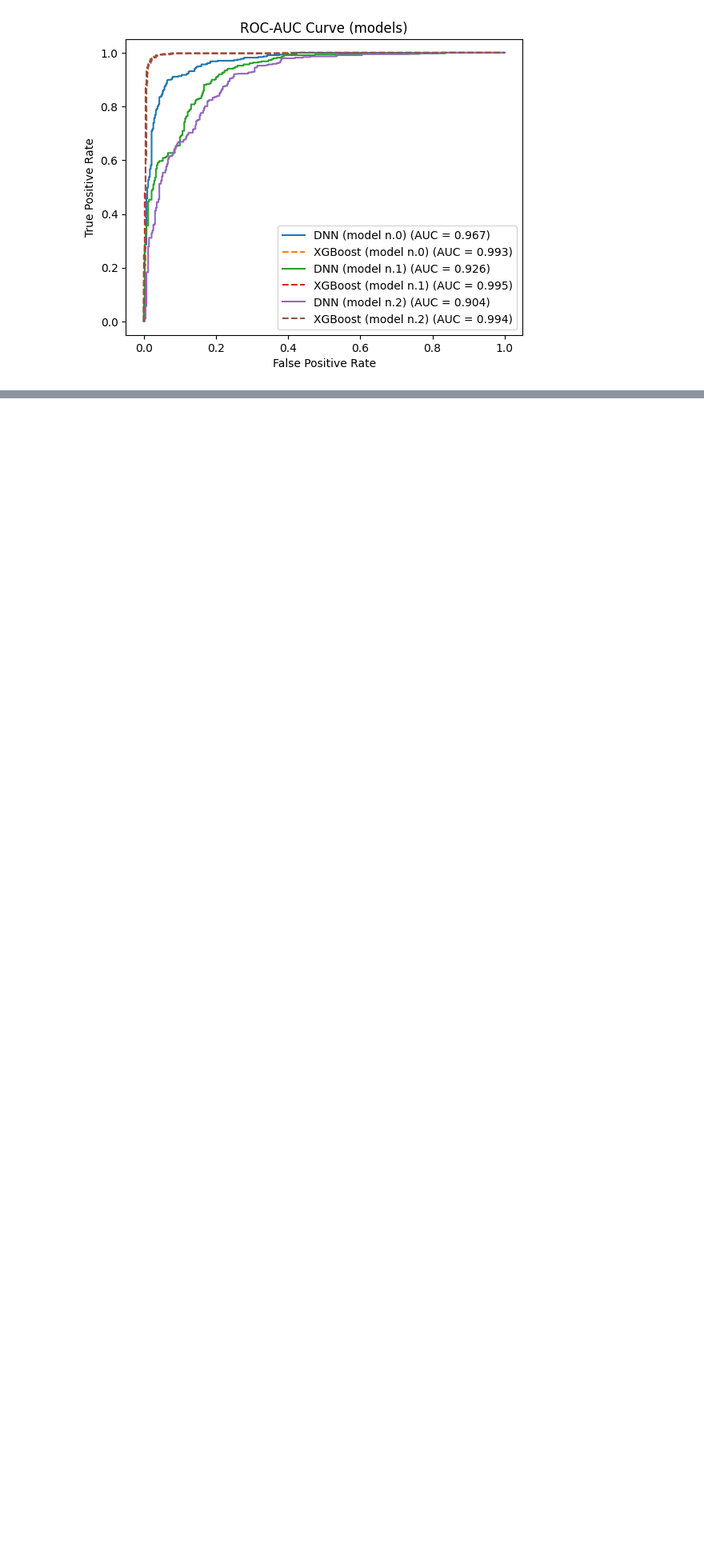
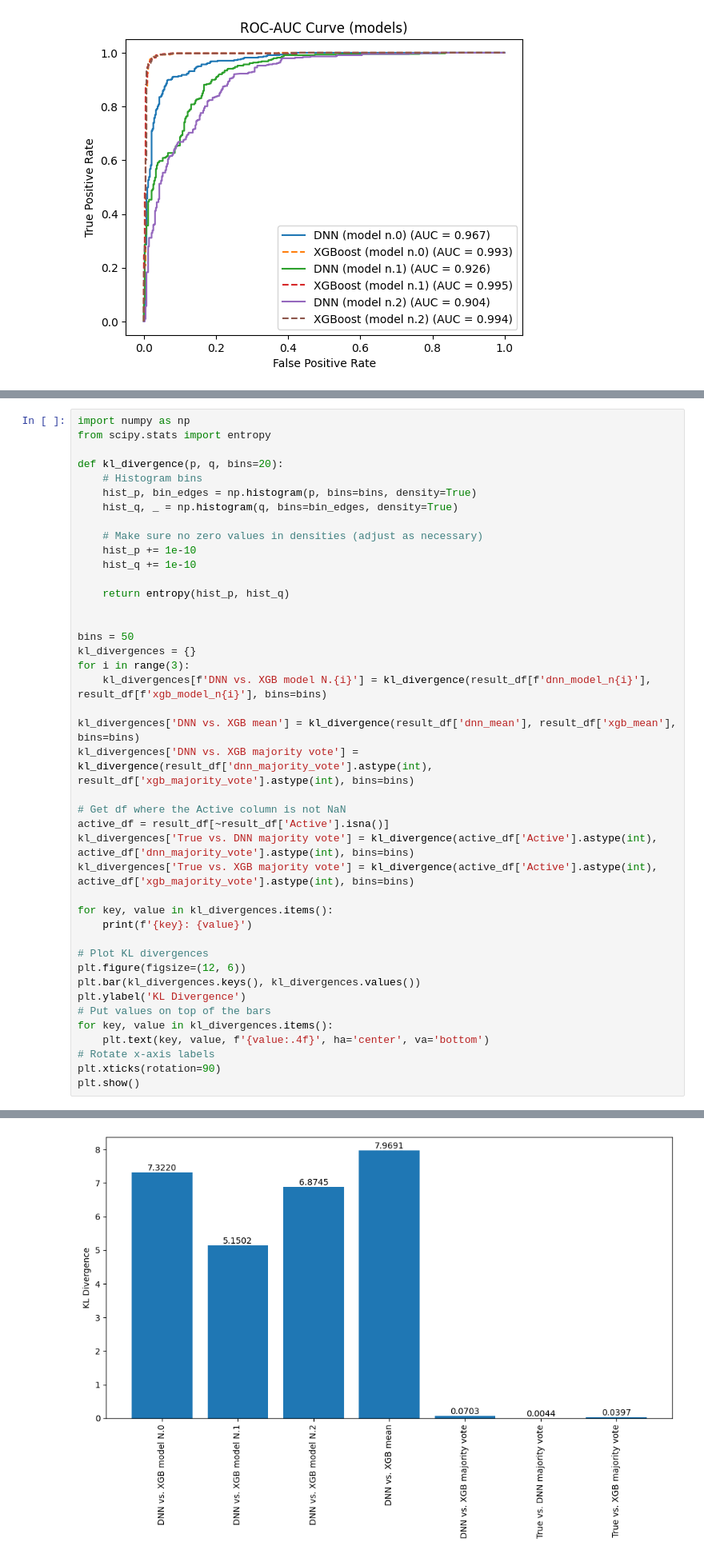
Before and after one commit to ribesstefano/PROTAC-Degradation-Predictor, a Jupyter notebook: notebooks/compare_dnn_xgb_distributions.ipynb, the cells around one changed output, grey strips where cells are left out. Shown: that part at 80% size. Drawn from its saved outputs; the diff is of its cells as text; blank space fills up the shorter version.

```diff
--- a/notebooks/compare_dnn_xgb_distributions.ipynb
+++ b/notebooks/compare_dnn_xgb_distributions.ipynb
@@ -297,0 +478,43 @@ plt.show()
+# %%
+import numpy as np
+from scipy.stats import entropy
+
+def kl_divergence(p, q, bins=20):
+    # Histogram bins
+    hist_p, bin_edges = np.histogram(p, bins=bins, density=True)
+    hist_q, _ = np.histogram(q, bins=bin_edges, density=True)
+
+    # Make sure no zero values in densities (adjust as necessary)
+    hist_p += 1e-10
+    hist_q += 1e-10
+
+    return entropy(hist_p, hist_q)
+
+
+bins = 50
+kl_divergences = {}
+for i in range(3):
+    kl_divergences[f'DNN vs. XGB model N.{i}'] = kl_divergence(result_df[f'dnn_model_n{i}'], result_df[f'xgb_model_n{i}'], bins=bins)
+
+kl_divergences['DNN vs. XGB mean'] = kl_divergence(result_df['dnn_mean'], result_df['xgb_mean'], bins=bins)
+kl_divergences['DNN vs. XGB majority vote'] = kl_divergence(result_df['dnn_majority_vote'].astype(int), result_df['xgb_majority_vote'].astype(int), bins=bins)
+
+# Get df where the Active column is not NaN
+active_df = result_df[~result_df['Active'].isna()]
+kl_divergences['True vs. DNN majority vote'] = kl_divergence(active_df['Active'].astype(int), active_df['dnn_majority_vote'].astype(int), bins=bins)
+kl_divergences['True vs. XGB majority vote'] = kl_divergence(active_df['Active'].astype(int), active_df['xgb_majority_vote'].astype(int), bins=bins)
+
+for key, value in kl_divergences.items():
+    print(f'{key}: {value}')
+
+# Plot KL divergences
+plt.figure(figsize=(12, 6))
+plt.bar(kl_divergences.keys(), kl_divergences.values())
+plt.ylabel('KL Divergence')
+# Put values on top of the bars
+for key, value in kl_divergences.items():
+    plt.text(key, value, f'{value:.4f}', ha='center', va='bottom')
+# Rotate x-axis labels
+plt.xticks(rotation=90)
+plt.show()
+# %% [output]
@@ -297,0 +528 @@ plt.show()
+[figure, added]
```
Also changed, not shown: parts of 17 cells of this notebook.
